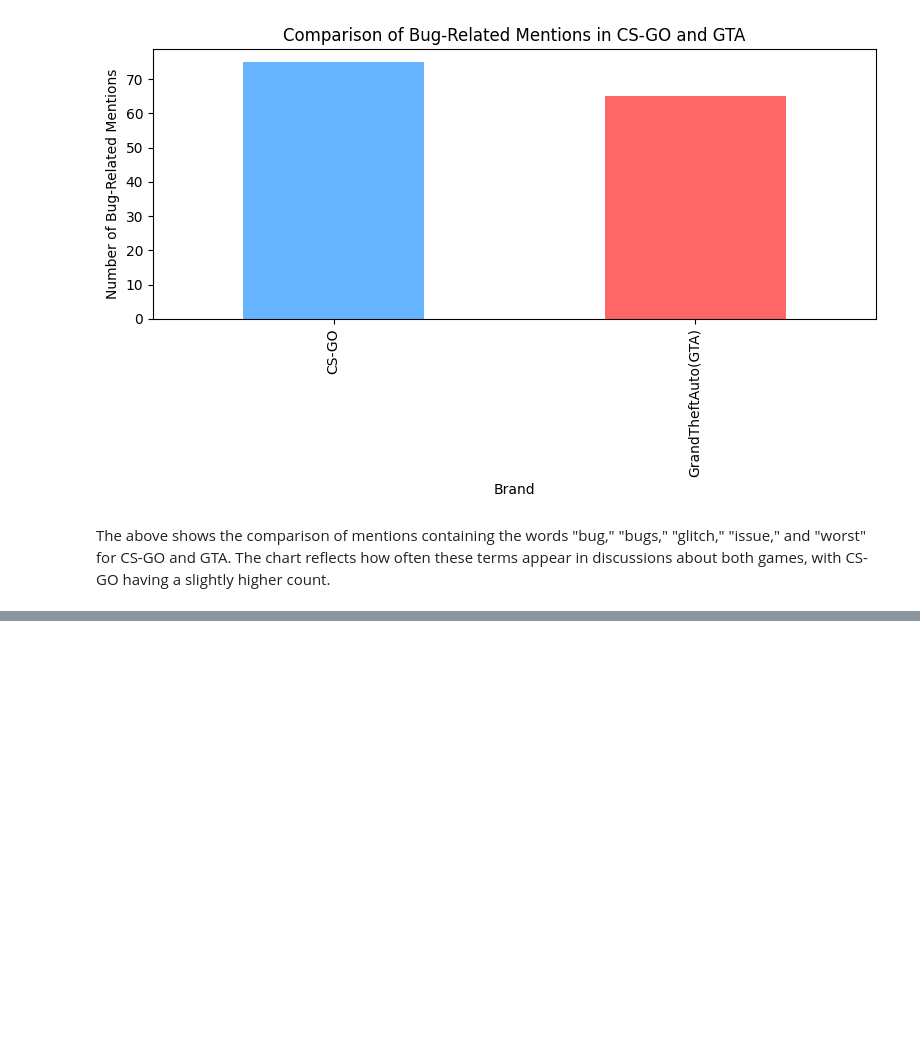
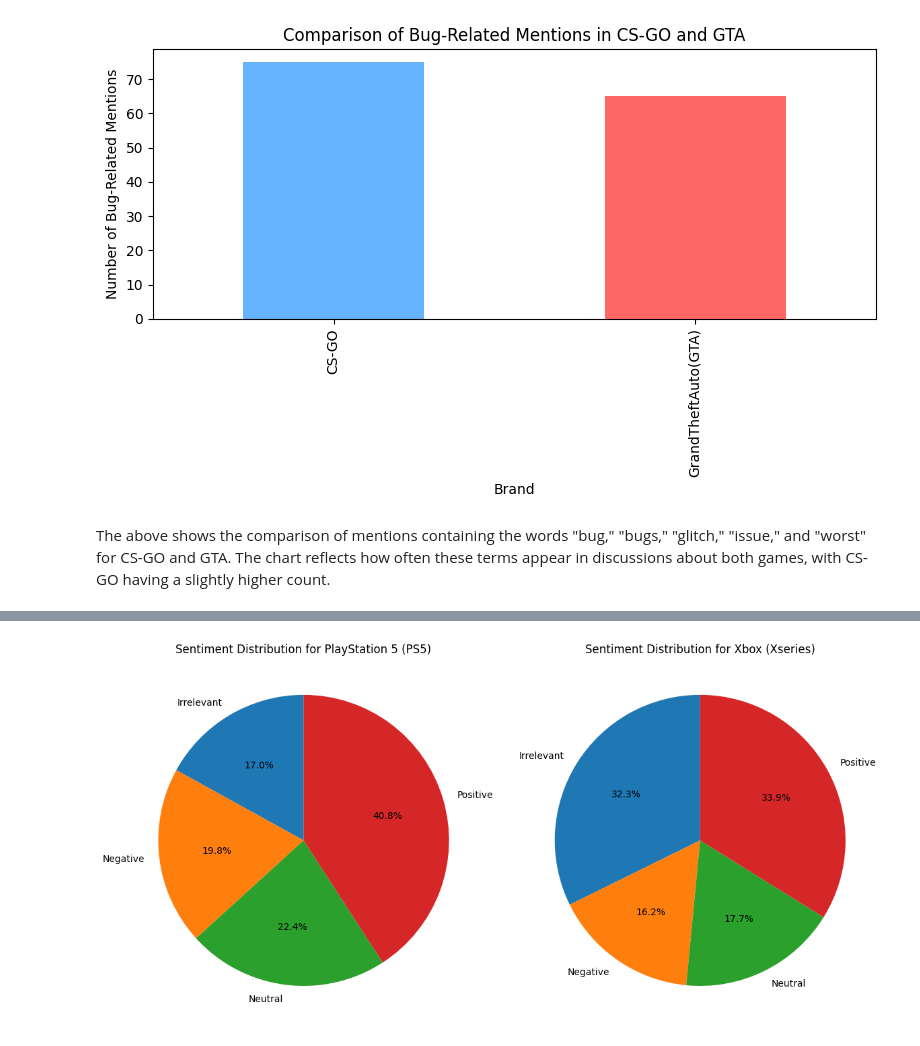
Before and after one commit to Ethan-97/PRODIGY_DS_04, a Jupyter notebook: Task4.ipynb, the cells around one changed output, grey strips where cells are left out. Drawn from its saved outputs; the diff is of its cells as text; code cells hidden in the pictures; blank space fills up the shorter version.

```diff
--- a/Task4.ipynb
+++ b/Task4.ipynb
@@ -324,0 +424,25 @@ The above shows the comparison of mentions containing the words "bug," "bugs," "
+# %%
+# Creating pie charts for each the sentiment distribution of PlayStation 5 (PS5) and Xbox (Xseries)
+
+# Data for PlayStation 5 (PS5) and Xbox (Xseries)
+ps5_sentiment = ps5_xbox_sentiment_distribution.loc['PlayStation5(PS5)']
+xbox_sentiment = ps5_xbox_sentiment_distribution.loc['Xbox(Xseries)']
+
+# Plotting the pie chart for PlayStation 5 (PS5)
+plt.figure(figsize = (12, 6))
+plt.subplot(1, 2, 1)
+plt.pie(ps5_sentiment, labels = ps5_sentiment.index, autopct = '%1.1f%%', startangle = 90)
+plt.title('Sentiment Distribution for PlayStation 5 (PS5)')
+
+# Plotting the pie chart for Xbox (Xseries)
+plt.subplot(1, 2, 2)
+plt.pie(xbox_sentiment, labels = xbox_sentiment.index, autopct = '%1.1f%%', startangle = 90)
+plt.title('Sentiment Distribution for Xbox (Xseries)')
+
+# Adjust layout to prevent overlap
+plt.tight_layout()
+
+# Show the pie charts
+plt.show()
+# %% [output]
+[figure, added]
```
Also changed, not shown: parts of 9 cells of this notebook.
